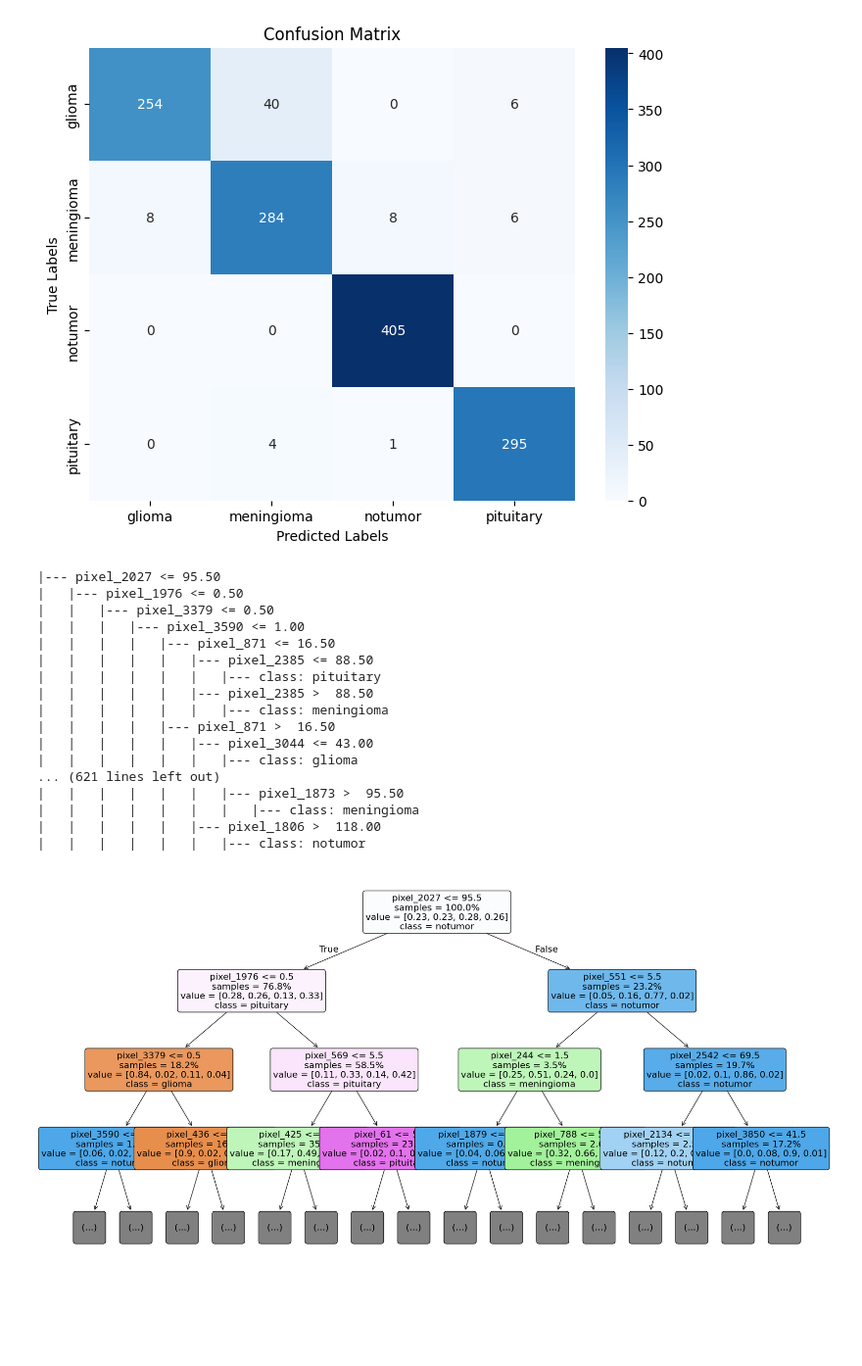
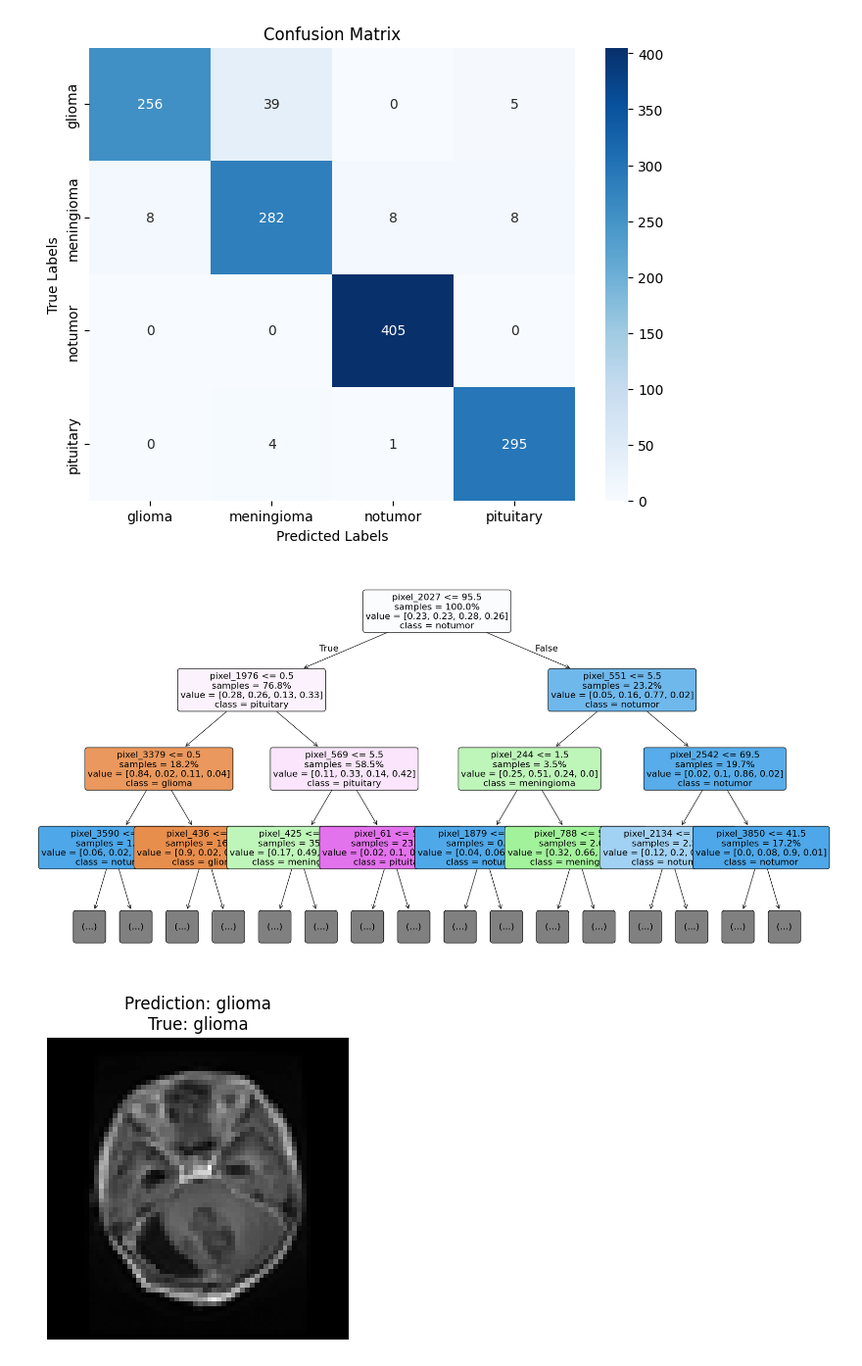
Before and after one commit to COSC-420-527-Project-Group/Bio-Inspired-Optimization, a Jupyter notebook: randomForest.ipynb, the cells around one changed output. Shown: that part at 98% size. Cells and saved outputs as stored; diff of their text form; code cells hidden in the pictures; blank space fills up the shorter version.

```diff
--- a/randomForest.ipynb
+++ b/randomForest.ipynb
@@ -40,6 +40,6 @@ y_train_encoded = le.fit_transform(y_train)
 y_test_encoded = le.transform(y_test)
 # %%
 # Random Forest Classification
-rf = RandomForestClassifier(random_state=42)
+rf = RandomForestClassifier(n_estimators=200, random_state=42)
 rf.fit(X_train, y_train_encoded)
 # %% [output]
@@ -77,46 +77,43 @@ plt.show()
 # %% [output]
 [figure]
 # %%
-from sklearn.tree import export_text
+from sklearn.tree import plot_tree
 
 tree = rf.estimators_[0]
 feature_names = [f"pixel_{i}" for i in range(X_train.shape[1])]
 class_names = le.classes_
-tree_text = export_text(tree, class_names=class_names, feature_names=feature_names)
-print(tree_text)
+
+plt.figure(figsize=(20, 10))
+plot_tree(tree,
+          feature_names=feature_names,
+          class_names=class_names,
+          filled=True,
+          rounded=True,
+          fontsize=16,
+          impurity=False,
+          precision=2,
+          proportion=True,
+          max_depth=3)
+plt.tight_layout()
+plt.show()
 # %% [output]
-|--- pixel_2027 <= 95.50
-|   |--- pixel_1976 <= 0.50
-|   |   |--- pixel_3379 <= 0.50
-|   |   |   |--- pixel_3590 <= 1.00
-|   |   |   |   |--- pixel_871 <= 16.50
-|   |   |   |   |   |--- pixel_2385 <= 88.50
-|   |   |   |   |   |   |--- class: pituitary
-|   |   |   |   |   |--- pixel_2385 >  88.50
-|   |   |   |   |   |   |--- class: meningioma
-|   |   |   |   |--- pixel_871 >  16.50
-|   |   |   |   |   |--- pixel_3044 <= 43.00
-|   |   |   |   |   |   |--- class: glioma
-... (621 lines left out)
-|   |   |   |   |   |   |--- pixel_1873 >  95.50
-|   |   |   |   |   |   |   |--- class: meningioma
-|   |   |   |   |   |--- pixel_1806 >  118.00
-|   |   |   |   |   |   |--- class: notumor
+[figure, added]
-# %%
-from sklearn.tree import plot_tree
-
-plt.figure(figsize=(20, 10))
-plot_tree(tree,
-          feature_names=feature_names,
-          class_names=class_names,
-          filled=True,
-          rounded=True,
-          fontsize=16,
-          impurity=False,
-          precision=2,
-          proportion=True,
-          max_depth=3)
-plt.tight_layout()
-plt.show()
-# %% [output]
-[figure, removed]
+# %%
+# Pick an index to view
+idx = 0  # Change this to see different test images
+
+# Get the image and reshape it back to 64x64
+img = X_test[idx].reshape(64, 64)
+
+# Get the true and predicted labels (encoded and decoded)
+true_label = le.inverse_transform([y_test_encoded[idx]])[0]
+pred_label = le.inverse_transform([y_pred[idx]])[0]
+
+# Plot the image
+plt.figure(figsize=(4, 4))
+plt.imshow(img, cmap='gray')
+plt.title(f"Prediction: {pred_label}\nTrue: {true_label}")
+plt.axis('off')
+plt.show()
+# %% [output]
+[figure, added]
```
Also changed, not shown: parts of 2 cells of this notebook.
